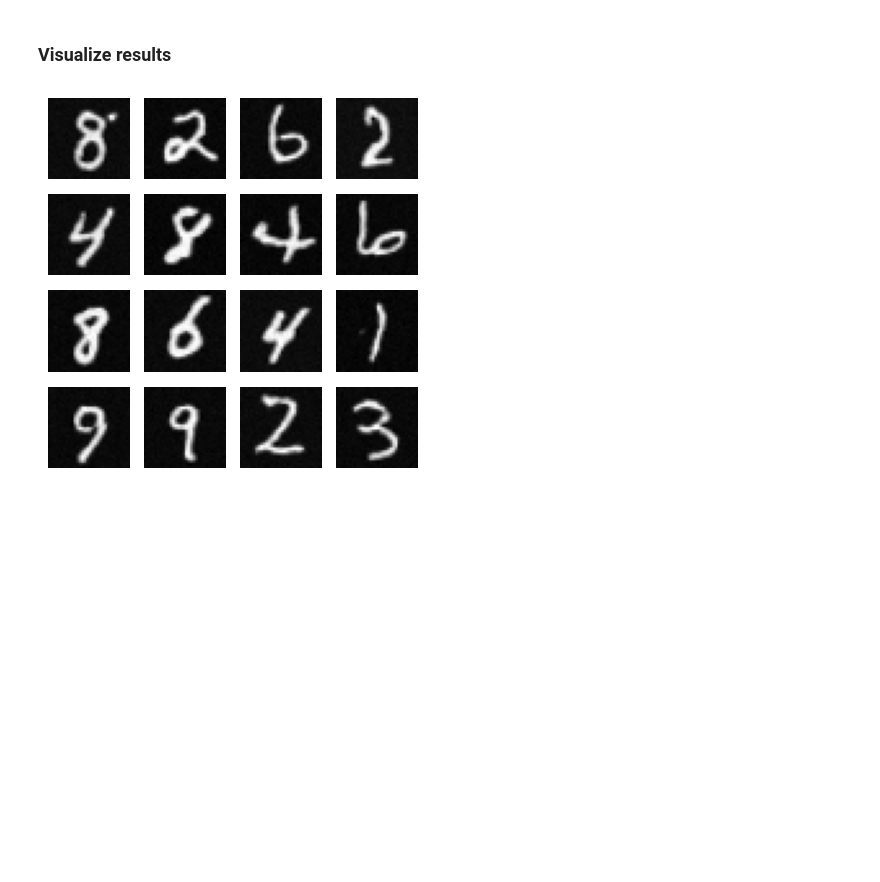
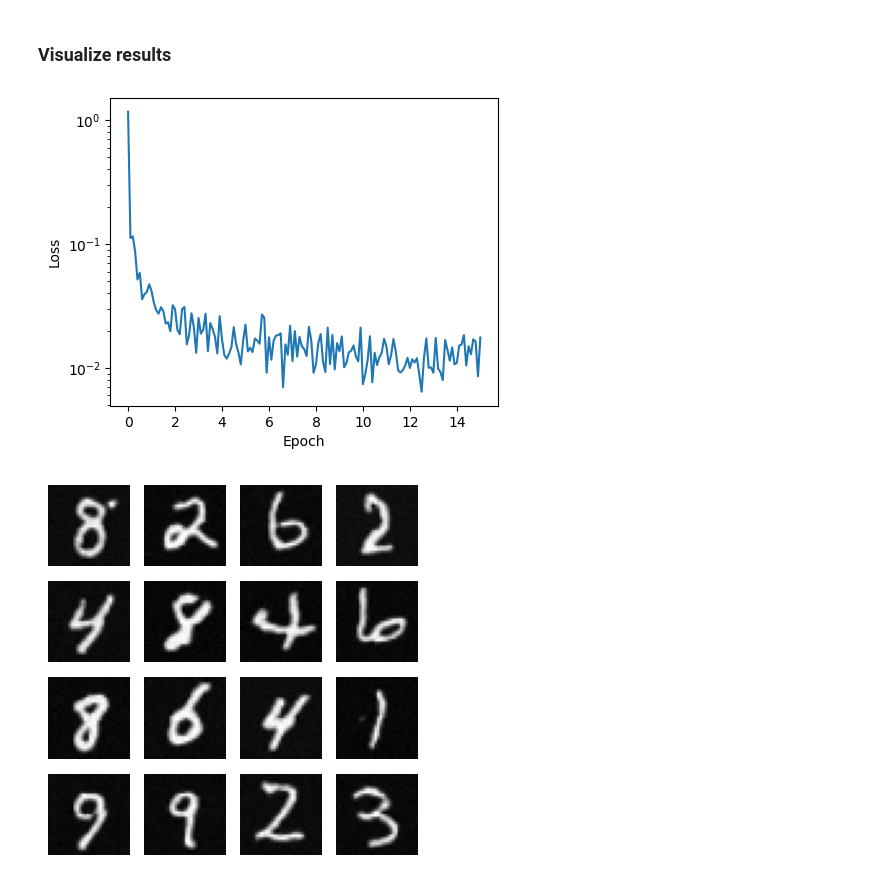
Before and after one commit to ninarina12/DiffusionModels, a Jupyter notebook: DDPM/DDPM.ipynb, the cells around one changed output. Saved outputs shown, nothing was run; the diff lists cells and outputs as text; code cells hidden in the pictures; blank space fills up the shorter version.

```diff
--- a/DDPM/DDPM.ipynb
+++ b/DDPM/DDPM.ipynb
@@ -470,6 +475,27 @@ torch.save({'epochs': epoch + 1,
            }, model_path)
 # %% [markdown]
 ### Visualize results
+# %%
+# Load trained model
+model_path = "models/ddpm_pretrained.pt" # "ddpm.pt"
+epochs = checkpoint['epochs']
+checkpoint = torch.load(model_path, weights_only=True, map_location=device)
+eps_model.load_state_dict(checkpoint['model_state_dict'])
+noise = checkpoint['noise']
+loss_history = checkpoint['loss_history']
+image_history = checkpoint['image_history']
+# %%
+# Plot loss
+step = epochs / (len(loss_history) - 1)
+iterations = np.arange(0, epochs + step, step)
+
+fig, ax = plt.subplots(figsize=(5,4))
+ax.plot(iterations, loss_history)
+ax.set_xlabel('Epoch')
+ax.set_ylabel('Loss')
+ax.set_yscale('log')
+# %% [output]
+[figure, added]
 # %%
 # Plot fully denoised images
 eps_model.eval()
```
Also changed, not shown: parts of 9 cells of this notebook, 1 other file.
